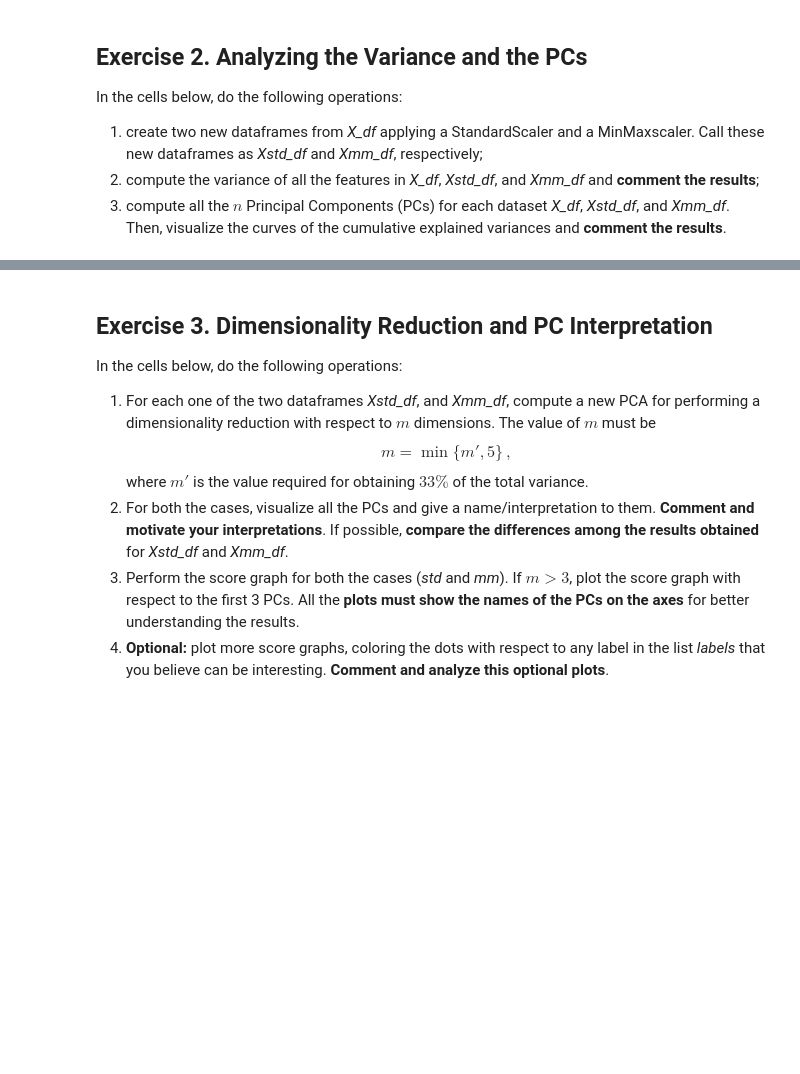
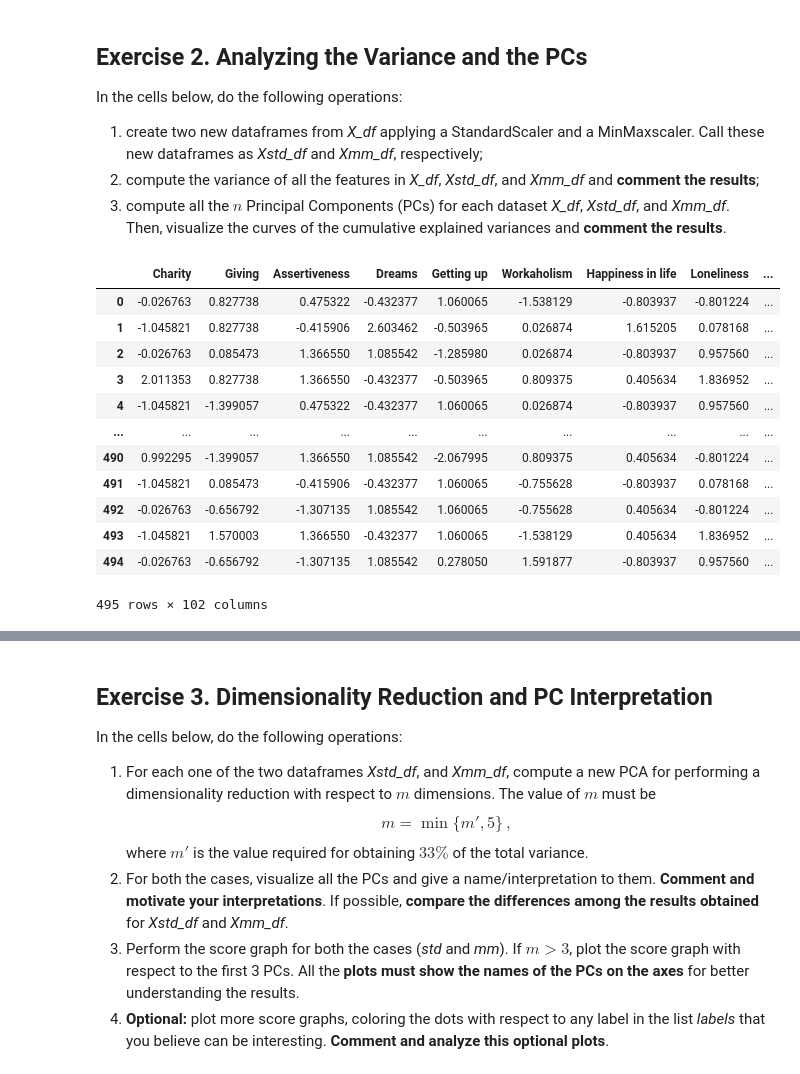
Before and after one commit to fabiolauro/PCA_CLA_Project, a Jupyter notebook: HWpca_Lauro_Martellone.ipynb, the cells around one changed output, grey strips where cells are left out. Cells and saved outputs as stored; diff of their text form; code cells hidden in the pictures; blank space fills up the shorter version.

```diff
--- a/HWpca_Lauro_Martellone.ipynb
+++ b/HWpca_Lauro_Martellone.ipynb
@@ -349,0 +365,16 @@ In the cells below, do the following operations:
+# %%
+display(Xstd_df)
+# %% [output]
+|  | Charity | Giving | Assertiveness | Dreams | Getting up | Workaholism | Happiness in life | Loneliness | ... |
+| 0 | -0.026763 | 0.827738 | 0.475322 | -0.432377 | 1.060065 | -1.538129 | -0.803937 | -0.801224 | ... |
+| 1 | -1.045821 | 0.827738 | -0.415906 | 2.603462 | -0.503965 | 0.026874 | 1.615205 | 0.078168 | ... |
+| 2 | -0.026763 | 0.085473 | 1.366550 | 1.085542 | -1.285980 | 0.026874 | -0.803937 | 0.957560 | ... |
+| 3 | 2.011353 | 0.827738 | 1.366550 | -0.432377 | -0.503965 | 0.809375 | 0.405634 | 1.836952 | ... |
+| 4 | -1.045821 | -1.399057 | 0.475322 | -0.432377 | 1.060065 | 0.026874 | -0.803937 | 0.957560 | ... |
+| ... | ... | ... | ... | ... | ... | ... | ... | ... | ... |
+| 490 | 0.992295 | -1.399057 | 1.366550 | 1.085542 | -2.067995 | 0.809375 | 0.405634 | -0.801224 | ... |
+| 491 | -1.045821 | 0.085473 | -0.415906 | -0.432377 | 1.060065 | -0.755628 | -0.803937 | 0.078168 | ... |
+| 492 | -0.026763 | -0.656792 | -1.307135 | 1.085542 | 1.060065 | -0.755628 | 0.405634 | -0.801224 | ... |
+| 493 | -1.045821 | 1.570003 | 1.366550 | -0.432377 | 1.060065 | -1.538129 | 0.405634 | 1.836952 | ... |
+| 494 | -0.026763 | -0.656792 | -1.307135 | 1.085542 | 0.278050 | 1.591877 | -0.803937 | 0.957560 | ... |
+495 rows × 102 columns
```
Also changed, not shown: parts of 4 cells of this notebook.
